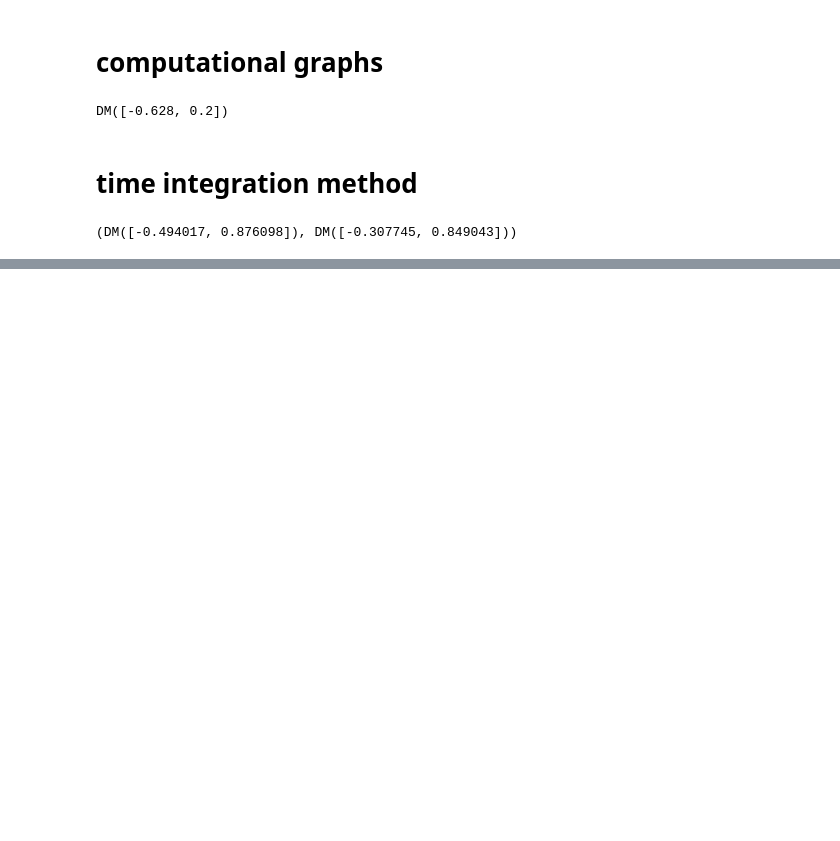
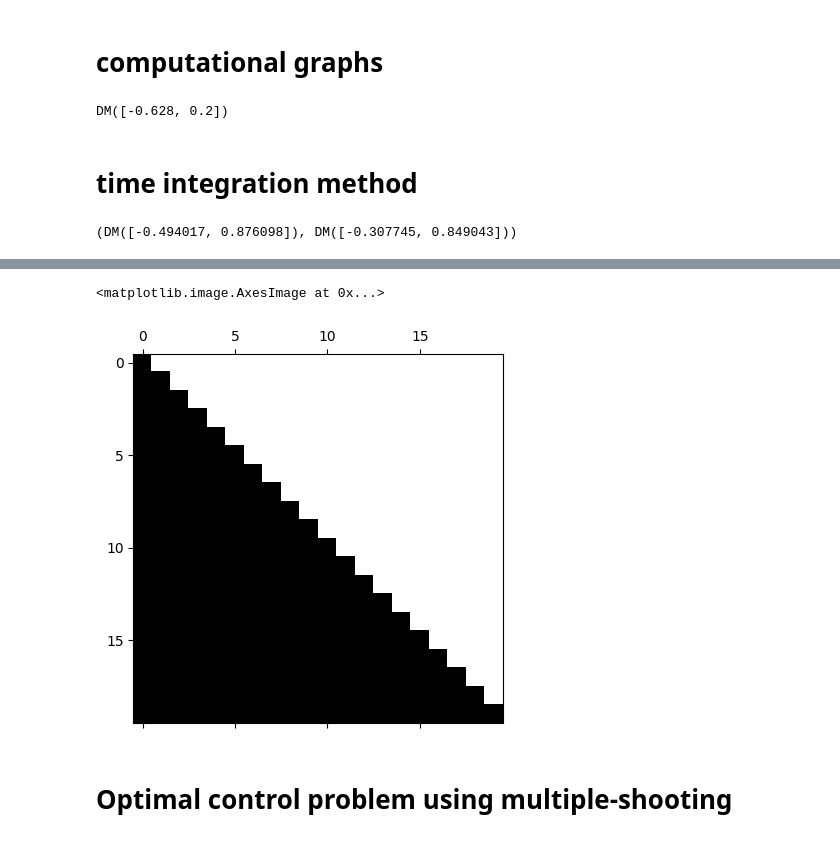
Before and after one commit to edxmorgan/nmpc_casadi, a Jupyter notebook: Nonlinear MPC tutorial.ipynb, the cells around one changed output, grey strips where cells are left out. Drawn from its saved outputs; the diff is of its cells as text; code cells hidden in the pictures; blank space fills up the shorter version.

Commit message:
multiple shooting

```diff
--- a/Nonlinear MPC tutorial.ipynb
+++ b/Nonlinear MPC tutorial.ipynb
@@ -50,0 +54,14 @@ plt.show()
+# %%
+U = MX.sym('U',N);
+
+X1 = sim(x0, U)[0,:] #Simulate using concrete x0 and symbolic input series
+# %%
+J = jacobian(X1, U) # jacobian of the first states wrt to input series
+
+Jf = Function('Jf',[U],[J])
+plt.spy(Jf(0))
+# %% [output]
+<matplotlib.image.AxesImage at 0x...>
+[figure, added]
+# %% [markdown]
+<h1>Optimal control problem using multiple-shooting</h1>
```
Also changed, not shown: parts of 7 cells of this notebook.
